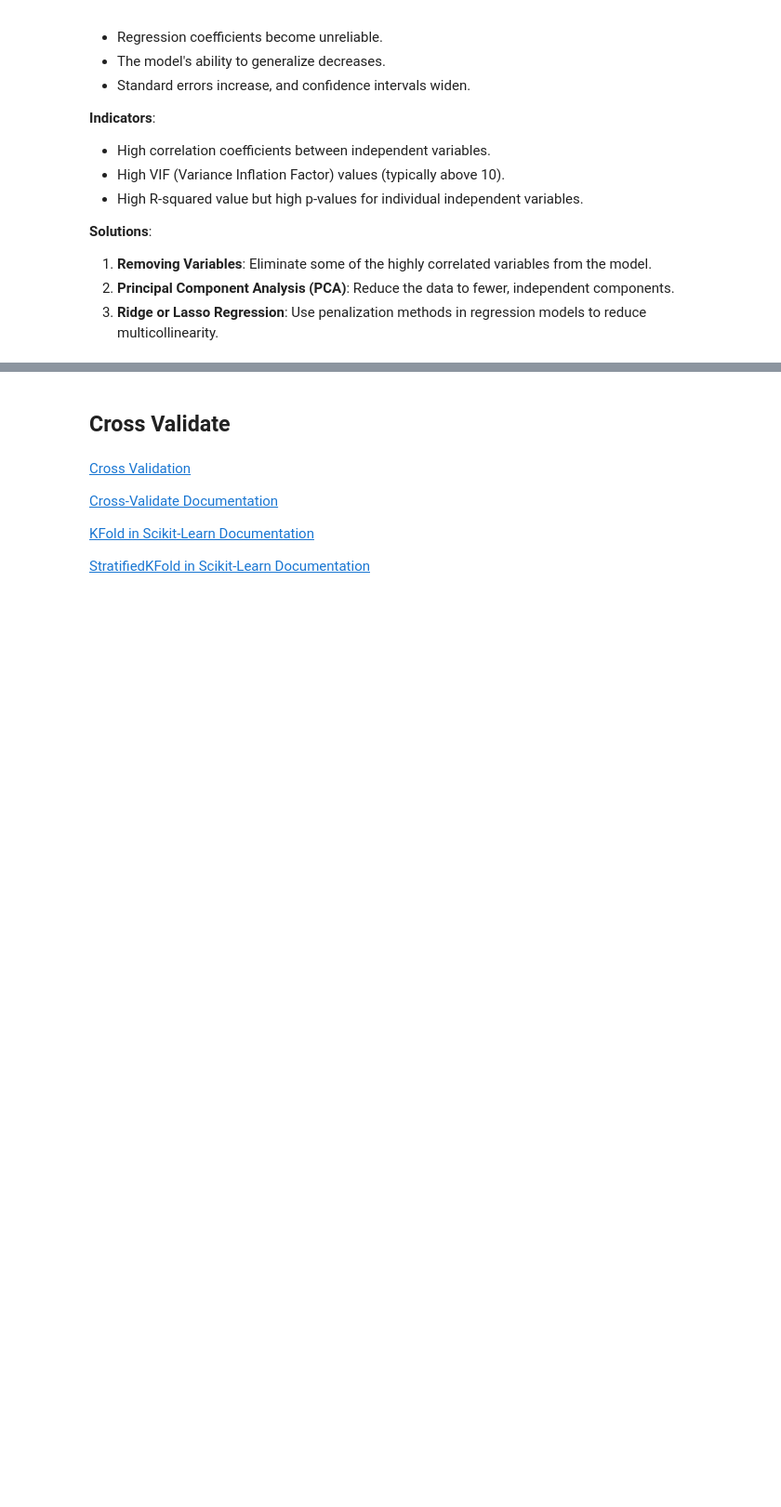
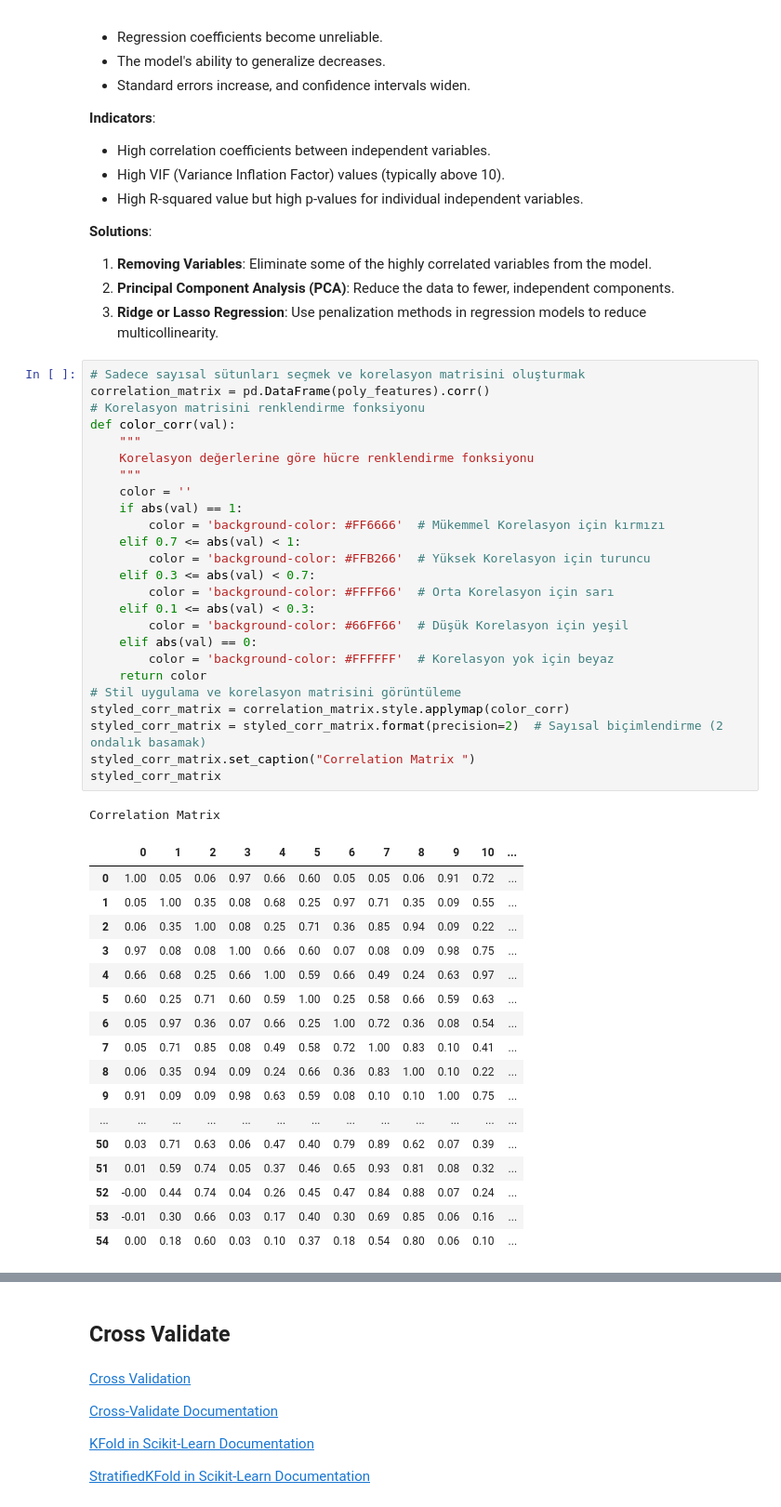
Before and after one commit to fatihhyavuz/Machine-Learning, a Jupyter notebook: 04_Regularization (Ridge-Lasso Regression)/ML_Regularization (Ridge-Lasso-ElasticNet).ipynb, the cells around one changed output, grey strips where cells are left out. Shown at 93% size. Drawn from its saved outputs; the diff is of its cells as text; blank space fills up the shorter version.

```diff
--- a/04_Regularization (Ridge-Lasso Regression)/ML_Regularization (Ridge-Lasso-ElasticNet).ipynb
+++ b/04_Regularization (Ridge-Lasso Regression)/ML_Regularization (Ridge-Lasso-ElasticNet).ipynb
@@ -567,3 +567,47 @@ ls
 1. **Removing Variables**: Eliminate some of the highly correlated variables from the model.
 2. **Principal Component Analysis (PCA)**: Reduce the data to fewer, independent components.
 3. **Ridge or Lasso Regression**: Use penalization methods in regression models to reduce multicollinearity.
+# %%
+# Sadece sayısal sütunları seçmek ve korelasyon matrisini oluşturmak
+correlation_matrix = pd.DataFrame(poly_features).corr()
+# Korelasyon matrisini renklendirme fonksiyonu
+def color_corr(val):
+    """
+    Korelasyon değerlerine göre hücre renklendirme fonksiyonu
+    """
+    color = ''
+    if abs(val) == 1:
+        color = 'background-color: #FF6666'  # Mükemmel Korelasyon için kırmızı
+    elif 0.7 <= abs(val) < 1:
+        color = 'background-color: #FFB266'  # Yüksek Korelasyon için turuncu
+    elif 0.3 <= abs(val) < 0.7:
+        color = 'background-color: #FFFF66'  # Orta Korelasyon için sarı
+    elif 0.1 <= abs(val) < 0.3:
+        color = 'background-color: #66FF66'  # Düşük Korelasyon için yeşil
+    elif abs(val) == 0:
+        color = 'background-color: #FFFFFF'  # Korelasyon yok için beyaz
+    return color
+# Stil uygulama ve korelasyon matrisini görüntüleme
+styled_corr_matrix = correlation_matrix.style.applymap(color_corr)
+styled_corr_matrix = styled_corr_matrix.format(precision=2)  # Sayısal biçimlendirme (2 ondalık basamak)
+styled_corr_matrix.set_caption("Correlation Matrix ")
+styled_corr_matrix
+# %% [output]
+Correlation Matrix
+|  | 0 | 1 | 2 | 3 | 4 | 5 | 6 | 7 | 8 | 9 | 10 | ... |
+| 0 | 1.00 | 0.05 | 0.06 | 0.97 | 0.66 | 0.60 | 0.05 | 0.05 | 0.06 | 0.91 | 0.72 | ... |
+| 1 | 0.05 | 1.00 | 0.35 | 0.08 | 0.68 | 0.25 | 0.97 | 0.71 | 0.35 | 0.09 | 0.55 | ... |
+| 2 | 0.06 | 0.35 | 1.00 | 0.08 | 0.25 | 0.71 | 0.36 | 0.85 | 0.94 | 0.09 | 0.22 | ... |
+| 3 | 0.97 | 0.08 | 0.08 | 1.00 | 0.66 | 0.60 | 0.07 | 0.08 | 0.09 | 0.98 | 0.75 | ... |
+| 4 | 0.66 | 0.68 | 0.25 | 0.66 | 1.00 | 0.59 | 0.66 | 0.49 | 0.24 | 0.63 | 0.97 | ... |
+| 5 | 0.60 | 0.25 | 0.71 | 0.60 | 0.59 | 1.00 | 0.25 | 0.58 | 0.66 | 0.59 | 0.63 | ... |
+| 6 | 0.05 | 0.97 | 0.36 | 0.07 | 0.66 | 0.25 | 1.00 | 0.72 | 0.36 | 0.08 | 0.54 | ... |
+| 7 | 0.05 | 0.71 | 0.85 | 0.08 | 0.49 | 0.58 | 0.72 | 1.00 | 0.83 | 0.10 | 0.41 | ... |
+| 8 | 0.06 | 0.35 | 0.94 | 0.09 | 0.24 | 0.66 | 0.36 | 0.83 | 1.00 | 0.10 | 0.22 | ... |
+| 9 | 0.91 | 0.09 | 0.09 | 0.98 | 0.63 | 0.59 | 0.08 | 0.10 | 0.10 | 1.00 | 0.75 | ... |
+| ... | ... | ... | ... | ... | ... | ... | ... | ... | ... | ... | ... | ... |
+| 50 | 0.03 | 0.71 | 0.63 | 0.06 | 0.47 | 0.40 | 0.79 | 0.89 | 0.62 | 0.07 | 0.39 | ... |
+| 51 | 0.01 | 0.59 | 0.74 | 0.05 | 0.37 | 0.46 | 0.65 | 0.93 | 0.81 | 0.08 | 0.32 | ... |
+| 52 | -0.00 | 0.44 | 0.74 | 0.04 | 0.26 | 0.45 | 0.47 | 0.84 | 0.88 | 0.07 | 0.24 | ... |
+| 53 | -0.01 | 0.30 | 0.66 | 0.03 | 0.17 | 0.40 | 0.30 | 0.69 | 0.85 | 0.06 | 0.16 | ... |
+| 54 | 0.00 | 0.18 | 0.60 | 0.03 | 0.10 | 0.37 | 0.18 | 0.54 | 0.80 | 0.06 | 0.10 | ... |
```
Also changed, not shown: parts of 12 cells of this notebook, 2 other files.
